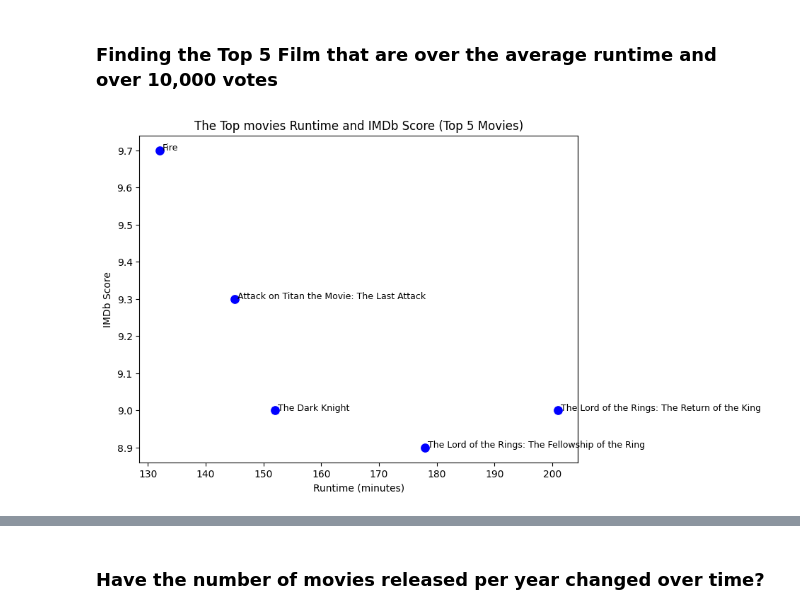
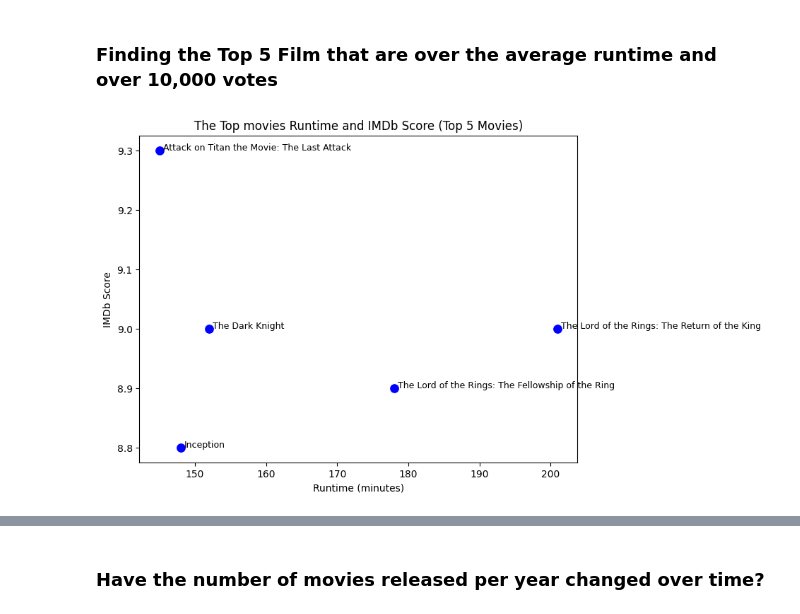
Before and after one commit to lundnm/Movie_Analysis, a Jupyter notebook: manipulation.ipynb, the cells around one changed output, grey strips where cells are left out. Saved outputs shown, nothing was run; the diff lists cells and outputs as text; code cells hidden in the pictures.

```diff
--- a/manipulation.ipynb
+++ b/manipulation.ipynb
@@ -10,5 +10,6 @@ import warnings
 warnings.simplefilter(action='ignore')
 # %%
 imdb_movies = pd.read_csv('merged_movie_imdb.csv')
+box_office = pd.read_csv('enhanced_box_office_data(2000-2024)u.csv')
 # %% [markdown]
 ## Data Collection and Merging
@@ -81,10 +134,10 @@ imdb_movies.sample(5)
 # %%
 
-# There are 3,692 rows that have a missing value in genre column
-imdb_movies['genres'].str.contains('N').value_counts()
+# There are 36 rows that have a missing value in genre column
+movies['genres'].str.contains(r'\\N').value_counts()
 
-# Filter out the rows with missing values and creating a new DataFrame
-filter_genre_imdb_movies = imdb_movies[~imdb_movies['genres'].str.contains('N')]
-
-filter_genre_imdb_movies
+# Replace these values with None
+movies[movies['genres'].str.contains(r'\\N')]
+movies = movies[movies['genres'] != '\\N']
+movies.shape
 # %% [output]
@@ -104,7 +145,7 @@ filter_genre_imdb_movies
 # %%
 # Create new column for main genre
-filter_genre_imdb_movies['main_genre'] = filter_genre_imdb_movies['genres'].str.split(',').str[0]
+movies['main_genre'] = movies['genres'].str.split(',').str[0]
 
 # Checking if new column is created
-filter_genre_imdb_movies
+movies
 # %% [output]
@@ -148,40 +188,40 @@ plt.show()
 ### Finding the Top 5 Film that are over the average runtime and over 10,000 votes
 # %%
 # Replacing all 'N' in runtimeMinutes to 0
-filter_genre_imdb_movies.loc[
-    filter_genre_imdb_movies['runtimeMinutes'].str.contains('N', na=False), 'runtimeMinutes'
+movies.loc[
+    movies['runtimeMinutes'].str.contains('N', na=False), 'runtimeMinutes'
 ] = 0
 
 
 
 
 # Converting the dtype of runtimeMinutes to int
-filter_genre_imdb_movies['runtimeMinutes'] = filter_genre_imdb_movies['runtimeMinutes'].astype('int')
+movies['runtimeMinutes'] = movies['runtimeMinutes'].astype('int')
 # %%
 # Filter for the top 5 movies by 'averageRating' and have over 10000 votes and over 120 minutes long
-top5_movies = filter_genre_imdb_movies[
-    (filter_genre_imdb_movies['runtimeMinutes'] > 120) &
-    (filter_genre_imdb_movies['numVotes'] > 10000)
-].sort_values('averageRating', ascending=False).head(5)
+top5_movies = movies[
+    (movies['runtimeMinutes'] > 120) &
+    (movies['numVotes'] > 10000)
+].sort_values('IMDBavgRating', ascending=False).head(5)
 
 
 
 plt.figure(figsize=(8,6))
-ax = sns.scatterplot(data=top5_movies, x='runtimeMinutes', y='averageRating', s=100, color='b')
+ax = sns.scatterplot(data=top5_movies, x='runtimeMinutes', y='IMDBavgRating', s=100, color='b')
 
 for i in range(top5_movies.shape[0]):
     # Use this line if you have a title column:
-    label = top5_movies['primaryTitle'].iloc[i]
+    label = top5_movies['title'].iloc[i]
 
     # Text will display name of film over point
     plt.text(x=top5_movies['runtimeMinutes'].iloc[i] + 0.5,
-             y=top5_movies['averageRating'].iloc[i],
+             y=top5_movies['IMDBavgRating'].iloc[i],
              s=label,
              fontsize=9)
 
 plt.xlabel('Runtime (minutes)')
 plt.ylabel('IMDb Score')
 plt.title('The Top movies Runtime and IMDb Score (Top 5 Movies)')
 plt.show()
 # %% [output]
-[figure, old version]
+[figure, new version]
```
Also changed, not shown: parts of 35 cells of this notebook.
